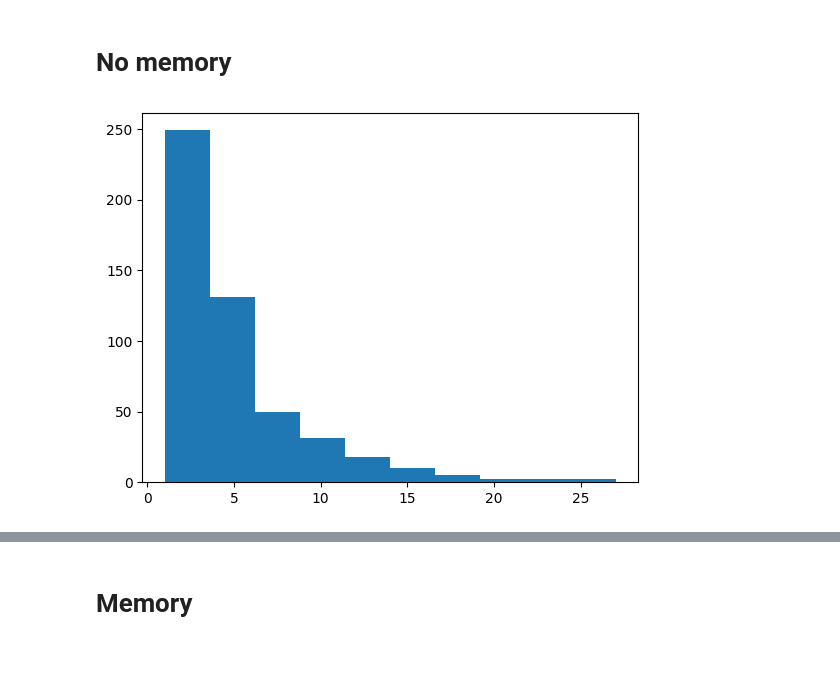
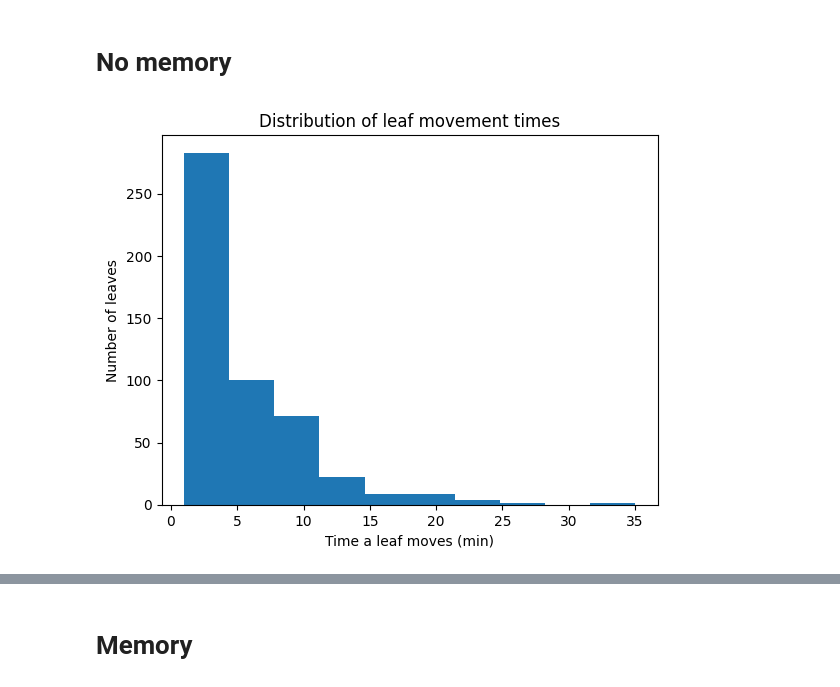
Before and after one commit to kleineidam/LeafTransport, a Jupyter notebook: ants.ipynb, the cells around one changed output, grey strips where cells are left out. Drawn from its saved outputs; the diff is of its cells as text; code cells hidden in the pictures; blank space fills up the shorter version.

```diff
--- a/ants.ipynb
+++ b/ants.ipynb
@@ -7,15 +7,17 @@ from matplotlib import pyplot as plt
 # No memory
 # %%
 leaves = np.zeros(500)
-leaf_moves = np.zeros_like(leaves)
+
 for i in range(len(leaves)):
-    for t in np.arange(100):
-        #step forward
+    for _ in range(100):
         leaves[i] += 1
-        if np.random.randint(0,100) > 80:
-            # DROP LEAF
+        if np.random.randint(100) > 80:
             break
 
-plt.hist(leaves);
+plt.hist(leaves)
+plt.xlabel("Time a leaf moves (min)")
+plt.ylabel("Number of leaves")
+plt.title("Distribution of leaf movement times")
+plt.show()
 # %% [output]
-[figure, old version]
+[figure, new version]
```
Also changed, not shown: parts of 8 cells of this notebook.
